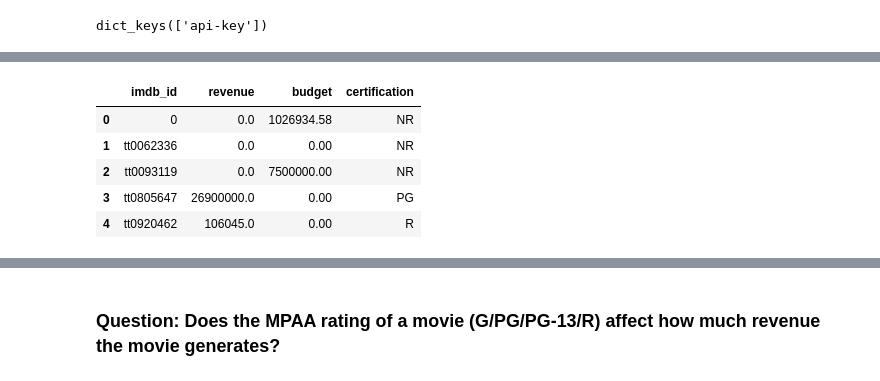
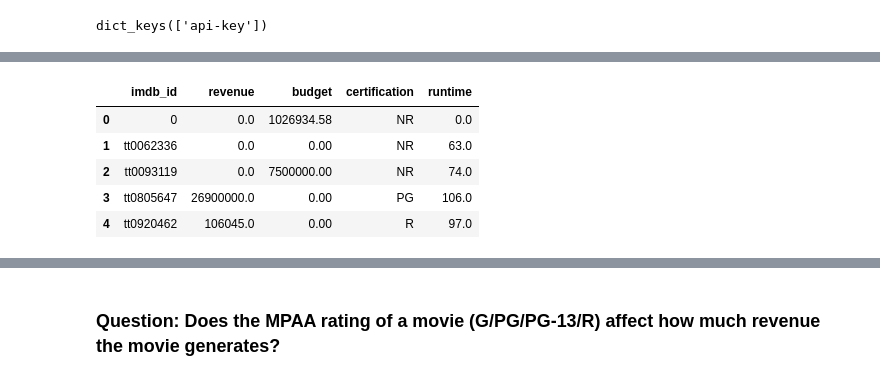
Before and after one commit to starkjones/IMDB-Queries, a Jupyter notebook: IMDB Queries Part 4.ipynb, the cells around one changed output, grey strips where cells are left out. Saved outputs shown, nothing was run; the diff lists cells and outputs as text; code cells hidden in the pictures.

```diff
--- a/IMDB Queries Part 4.ipynb
+++ b/IMDB Queries Part 4.ipynb
@@ -61,31 +63,33 @@ year2019.drop(columns= 'imdb_id', inplace =True)
 # %%
 # Convert separate years to pandas DataFrames:
 
 year2020 = pd.DataFrame(jsonfile2)
 
 # Reduce the DataFrame down to 4 columns:
-year2020 = year2020[['imdb_id', 'revenue', 'budget', 'certification']]
+year2020 = year2020[['imdb_id', 'revenue', 'budget', 'certification', 'runtime']]
 
 # Imputation:
 
 year2020['certification'].replace({'' : 'NR', '' : 'NR'}, inplace = True);
 
 year2020['certification'].fillna('NR', inplace =True)
 
 year2020['revenue'].fillna(0.0, inplace =True)
 
 year2020['budget'].fillna(round(year2020['budget'].mean(),2), inplace = True)
 
+year2020['runtime'].fillna(round(year2020['runtime'].mode(),2), inplace =True)
+
 # Check:
 
 year2020.head()
 # %% [output]
-|  | imdb_id | revenue | budget | certification |
-| 0 | 0 | 0.0 | 1026934.58 | NR |
-| 1 | tt0062336 | 0.0 | 0.00 | NR |
-| 2 | tt0093119 | 0.0 | 7500000.00 | NR |
-| 3 | tt0805647 | 26900000.0 | 0.00 | PG |
-| 4 | tt0920462 | 106045.0 | 0.00 | R |
+|  | imdb_id | revenue | budget | certification | runtime |
+| 0 | 0 | 0.0 | 1026934.58 | NR | 0.0 |
+| 1 | tt0062336 | 0.0 | 0.00 | NR | 63.0 |
+| 2 | tt0093119 | 0.0 | 7500000.00 | NR | 74.0 |
+| 3 | tt0805647 | 26900000.0 | 0.00 | PG | 106.0 |
+| 4 | tt0920462 | 106045.0 | 0.00 | R | 97.0 |
 # %%
 # Remove ineffectual columns:
 
```
Also changed, not shown: parts of 39 cells of this notebook, 1 other file.
